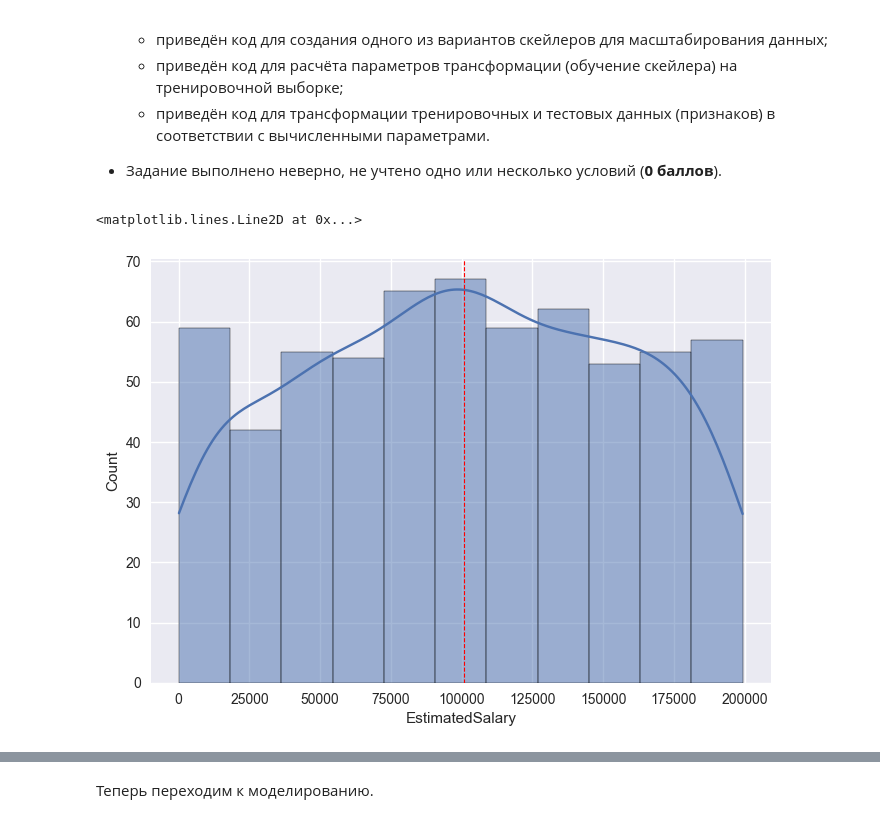
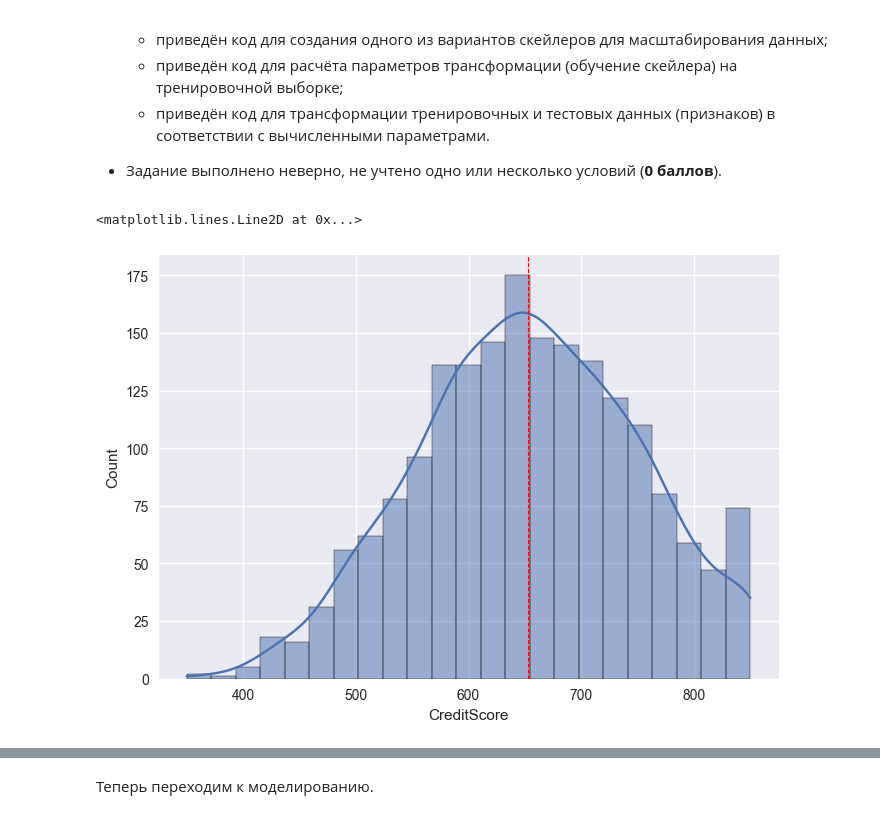
Before and after one commit to Lepnik/data_science_lnv, a Jupyter notebook: ML/ML-3/ML-3._Практика._Ноутбук-Lepnik.ipynb, the cells around one changed output, grey strips where cells are left out. Saved outputs shown, nothing was run; the diff lists cells and outputs as text; code cells hidden in the pictures.

```diff
--- a/ML/ML-3/ML-3._Практика._Ноутбук-Lepnik.ipynb
+++ b/ML/ML-3/ML-3._Практика._Ноутбук-Lepnik.ipynb
@@ -429,11 +424,11 @@ Name: proportion, dtype: float64
 
 - Задание выполнено неверно, не учтено одно или несколько условий (**0 баллов**).
 # %%
-sns.histplot(X_train['EstimatedSalary'], kde=True)
-plt.axvline(X_train['EstimatedSalary'].mean(), color='red', linestyle='--', linewidth=0.8)
+sns.histplot(X_train['CreditScore'], kde=True)
+plt.axvline(X_train['CreditScore'].mean(), color='red', linestyle='--', linewidth=0.8)
 # %% [output]
 <matplotlib.lines.Line2D at 0x...>
-[figure, old version]
+[figure, new version]
 # %%
 #Логарифмируем числовые признаки, чтобы придать им форму нормального распределения
 X_train[non_binary] = np.log(X_train[non_binary]+1)
```
Also changed, not shown: parts of 10 cells of this notebook.
